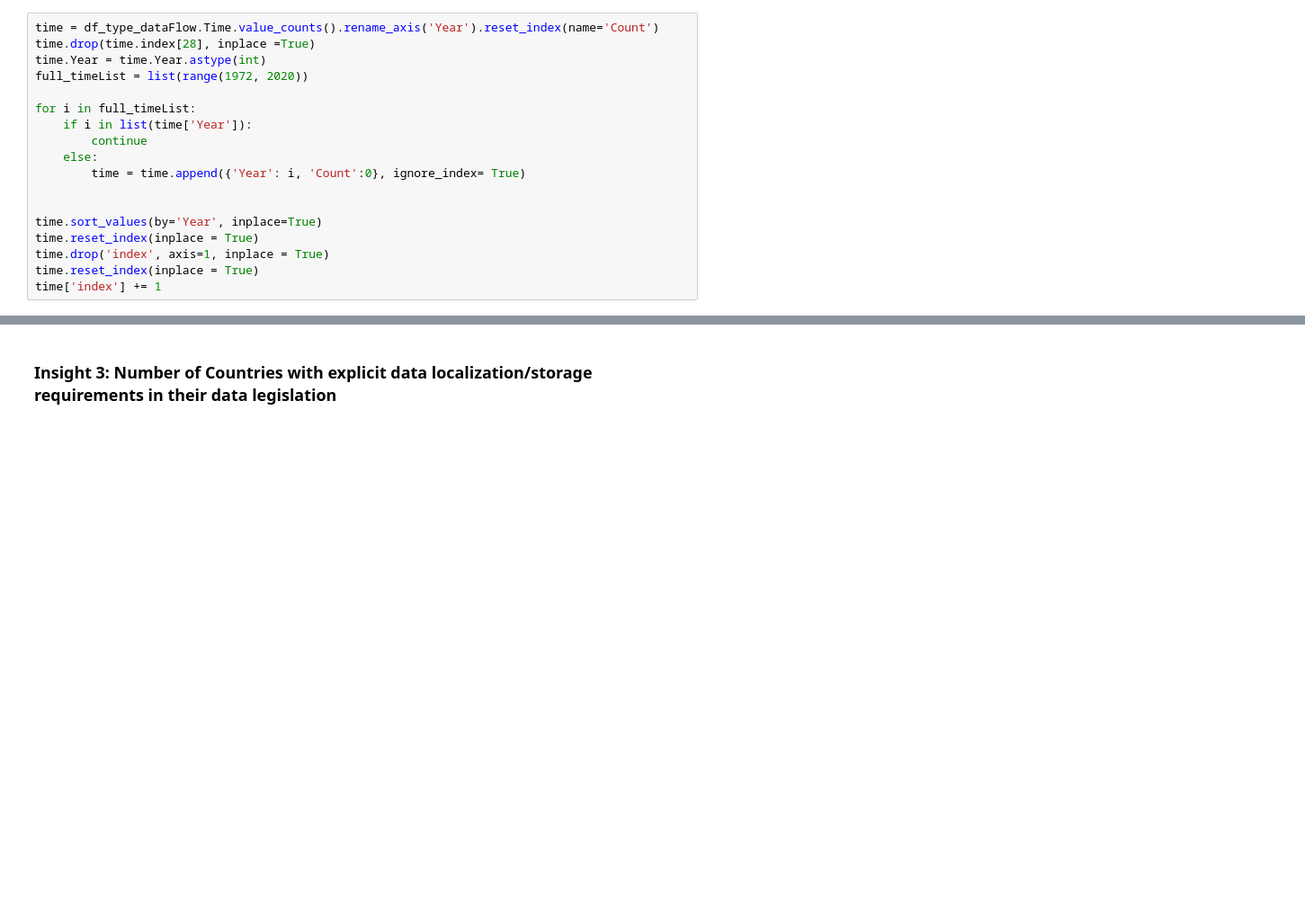
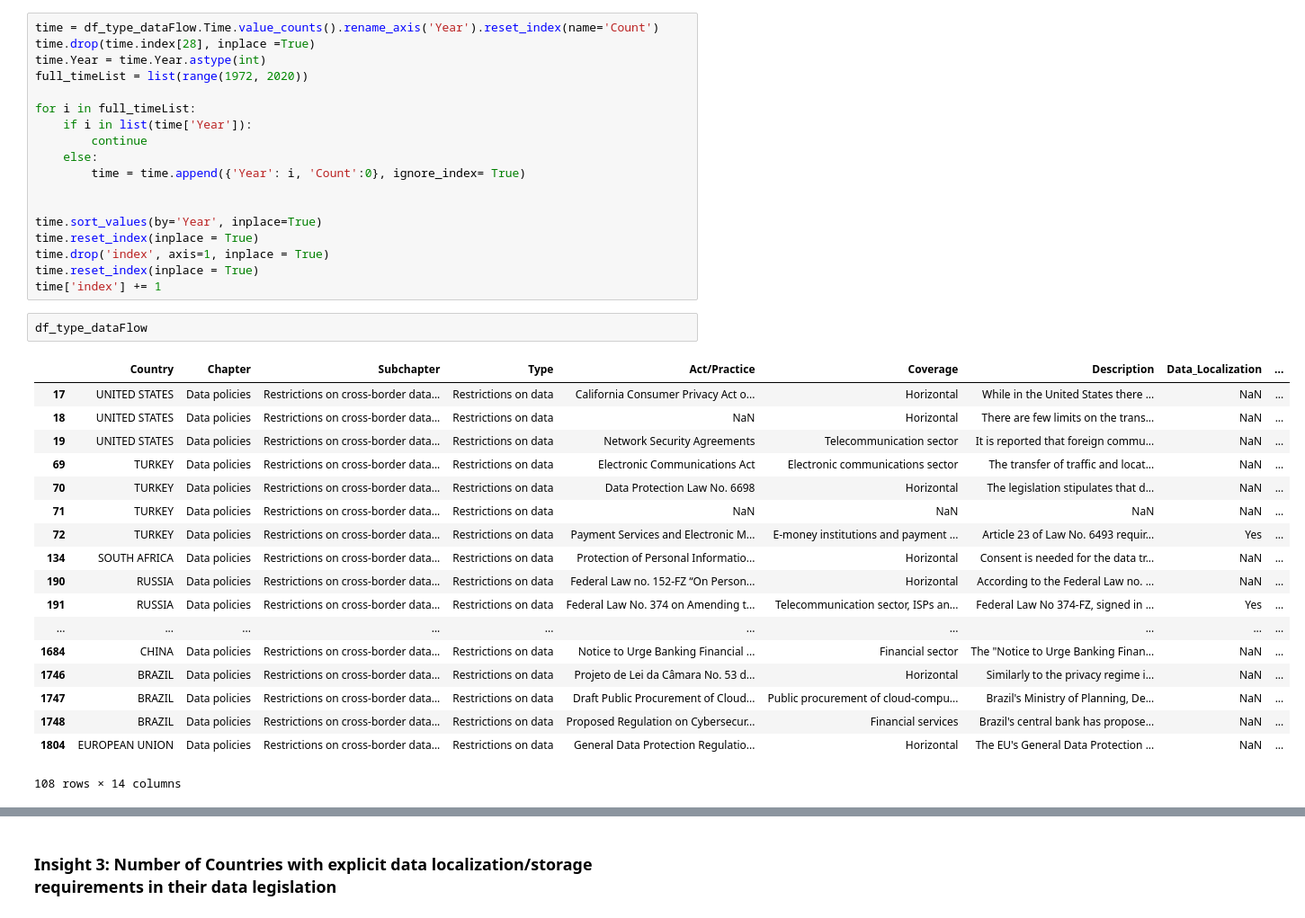
Before and after one commit to hamshom/CLTC, a Jupyter notebook: DataLocalization_Analysis.ipynb, the cells around one changed output, grey strips where cells are left out. Shown at 90% size. Cells and saved outputs as stored; diff of their text form; blank space fills up the shorter version.

```diff
--- a/DataLocalization_Analysis.ipynb
+++ b/DataLocalization_Analysis.ipynb
@@ -322,4 +333,25 @@ time.reset_index(inplace = True)
 time.drop('index', axis=1, inplace = True)
 time.reset_index(inplace = True)
 time['index'] += 1
+# %%
+df_type_dataFlow
+# %% [output]
+|  | Country | Chapter | Subchapter | Type | Act/Practice | Coverage | Description | Data_Localization | ... |
+| 17 | UNITED STATES | Data policies | Restrictions on cross-border data... | Restrictions on data | California Consumer Privacy Act o... | Horizontal | While in the United States there ... | NaN | ... |
+| 18 | UNITED STATES | Data policies | Restrictions on cross-border data... | Restrictions on data | NaN | Horizontal | There are few limits on the trans... | NaN | ... |
+| 19 | UNITED STATES | Data policies | Restrictions on cross-border data... | Restrictions on data | Network Security Agreements | Telecommunication sector | It is reported that foreign commu... | NaN | ... |
+| 69 | TURKEY | Data policies | Restrictions on cross-border data... | Restrictions on data | Electronic Communications Act | Electronic communications sector | The transfer of traffic and locat... | NaN | ... |
+| 70 | TURKEY | Data policies | Restrictions on cross-border data... | Restrictions on data | Data Protection Law No. 6698 | Horizontal | The legislation stipulates that d... | NaN | ... |
+| 71 | TURKEY | Data policies | Restrictions on cross-border data... | Restrictions on data | NaN | NaN | NaN | NaN | ... |
+| 72 | TURKEY | Data policies | Restrictions on cross-border data... | Restrictions on data | Payment Services and Electronic M... | E-money institutions and payment ... | Article 23 of Law No. 6493 requir... | Yes | ... |
+| 134 | SOUTH AFRICA | Data policies | Restrictions on cross-border data... | Restrictions on data | Protection of Personal Informatio... | Horizontal | Consent is needed for the data tr... | NaN | ... |
+| 190 | RUSSIA | Data policies | Restrictions on cross-border data... | Restrictions on data | Federal Law no. 152-FZ “On Person... | Horizontal | According to the Federal Law no. ... | NaN | ... |
+| 191 | RUSSIA | Data policies | Restrictions on cross-border data... | Restrictions on data | Federal Law No. 374 on Amending t... | Telecommunication sector, ISPs an... | Federal Law No 374-FZ, signed in ... | Yes | ... |
+| ... | ... | ... | ... | ... | ... | ... | ... | ... | ... |
+| 1684 | CHINA | Data policies | Restrictions on cross-border data... | Restrictions on data | Notice to Urge Banking Financial ... | Financial sector | The "Notice to Urge Banking Finan... | NaN | ... |
+| 1746 | BRAZIL | Data policies | Restrictions on cross-border data... | Restrictions on data | Projeto de Lei da Câmara No. 53 d... | Horizontal | Similarly to the privacy regime i... | NaN | ... |
+| 1747 | BRAZIL | Data policies | Restrictions on cross-border data... | Restrictions on data | Draft Public Procurement of Cloud... | Public procurement of cloud-compu... | Brazil's Ministry of Planning, De... | NaN | ... |
+| 1748 | BRAZIL | Data policies | Restrictions on cross-border data... | Restrictions on data | Proposed Regulation on Cybersecur... | Financial services | Brazil's central bank has propose... | NaN | ... |
+| 1804 | EUROPEAN UNION | Data policies | Restrictions on cross-border data... | Restrictions on data | General Data Protection Regulatio... | Horizontal | The EU's General Data Protection ... | NaN | ... |
+108 rows × 14 columns
 # %%
```
Also changed, not shown: parts of 30 cells of this notebook.
